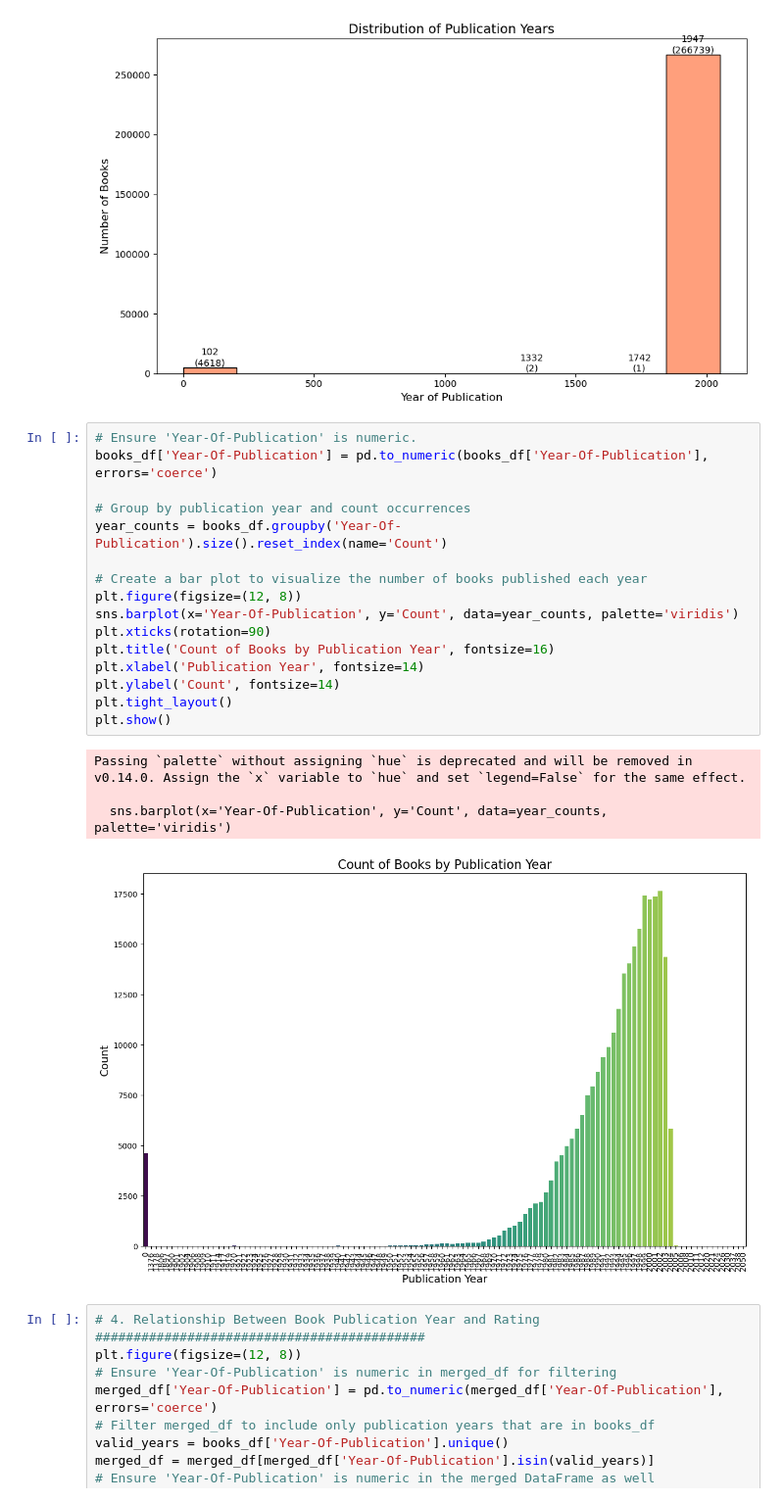
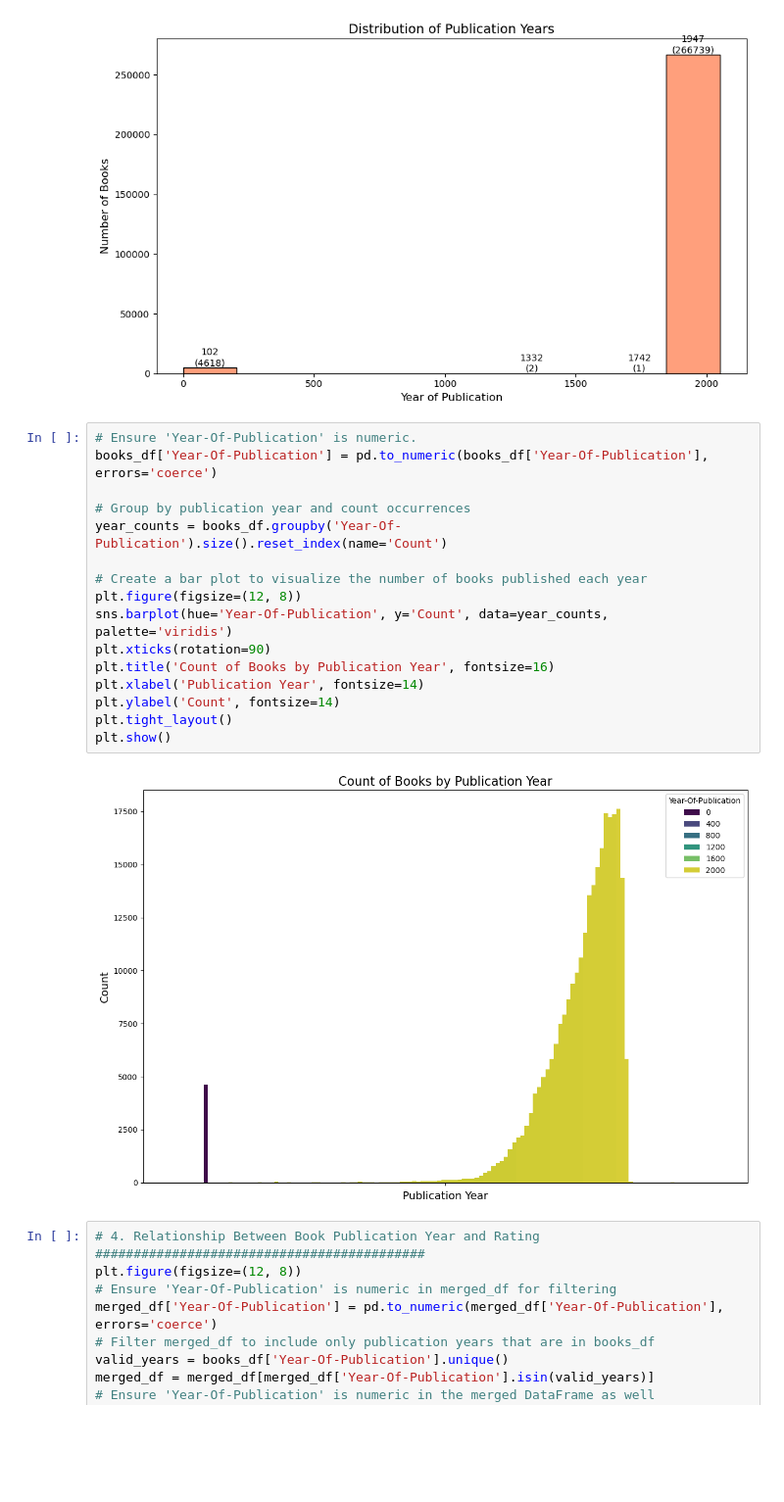
Before and after one commit to sohebkh13/ExcelR_Book_Recommendation_Project, a Jupyter notebook: book_recommendation.ipynb, the cells around one changed output. Shown at 98% size. Saved outputs shown, nothing was run; the diff lists cells and outputs as text; blank space fills up the shorter version.

```diff
--- a/book_recommendation.ipynb
+++ b/book_recommendation.ipynb
@@ -279,24 +280,21 @@ plt.show()
 # %%
 # Ensure 'Year-Of-Publication' is numeric.
 books_df['Year-Of-Publication'] = pd.to_numeric(books_df['Year-Of-Publication'], errors='coerce')
 
 # Group by publication year and count occurrences
 year_counts = books_df.groupby('Year-Of-Publication').size().reset_index(name='Count')
 
 # Create a bar plot to visualize the number of books published each year
 plt.figure(figsize=(12, 8))
-sns.barplot(x='Year-Of-Publication', y='Count', data=year_counts, palette='viridis')
+sns.barplot(hue='Year-Of-Publication', y='Count', data=year_counts, palette='viridis')
 plt.xticks(rotation=90)
 plt.title('Count of Books by Publication Year', fontsize=16)
 plt.xlabel('Publication Year', fontsize=14)
 plt.ylabel('Count', fontsize=14)
 plt.tight_layout()
 plt.show()
 # %% [output]
-Passing `palette` without assigning `hue` is deprecated and will be removed in v0.14.0. Assign the `x` variable to `hue` and set `legend=False` for the same effect.
-
-  sns.barplot(x='Year-Of-Publication', y='Count', data=year_counts, palette='viridis')
-[figure, old version]
+[figure, new version]
 # %%
 # 4. Relationship Between Book Publication Year and Rating
 ###########################################
```
Also changed, not shown: parts of 27 cells of this notebook.
